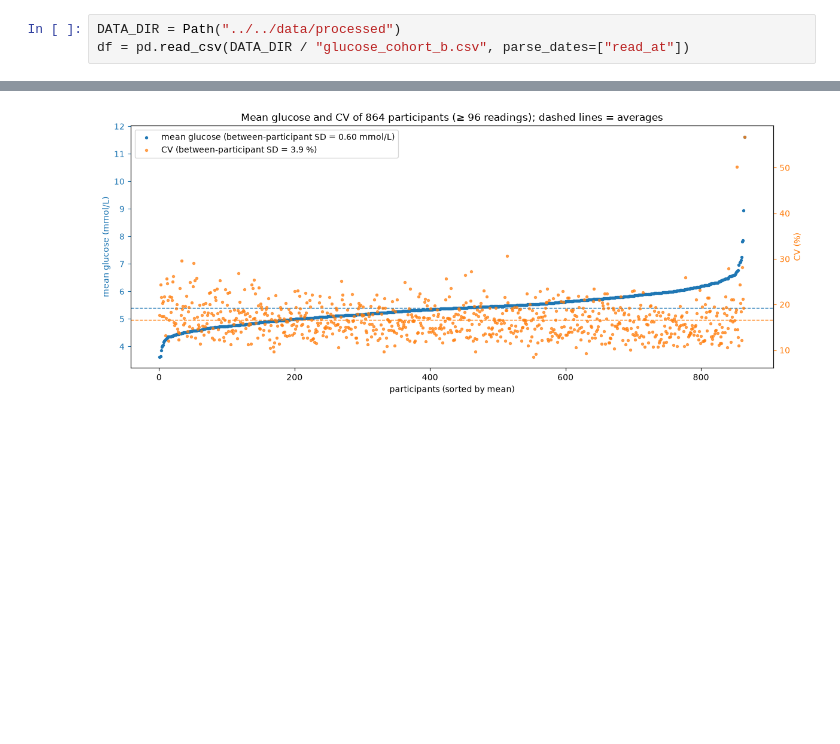
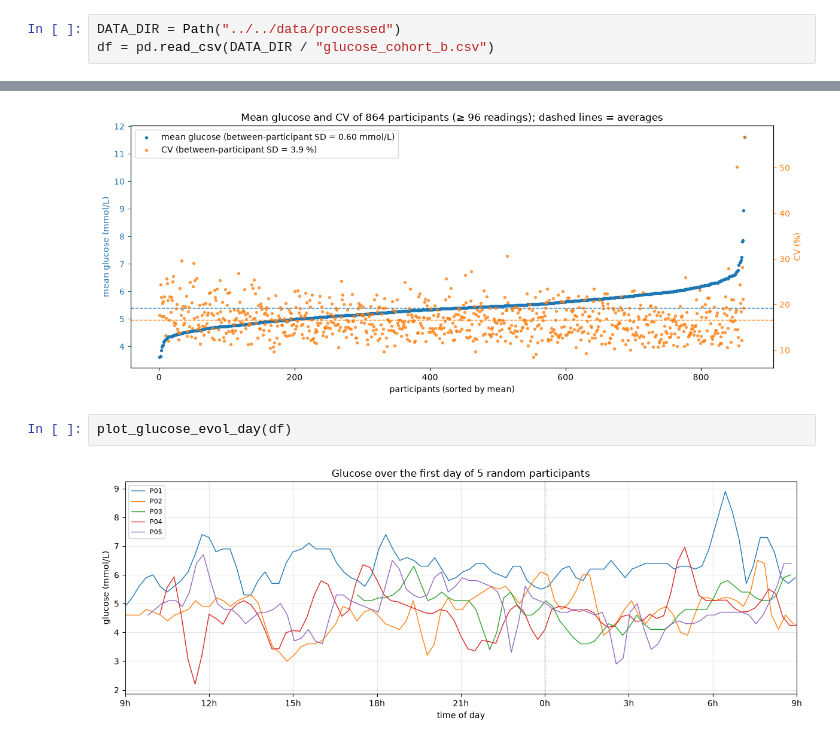
Before and after one commit to isaureimb/MLproject2, a Jupyter notebook: notebooks/eda_coverage.ipynb, the cells around one changed output, grey strips where cells are left out. Saved outputs shown, nothing was run; the diff lists cells and outputs as text; blank space fills up the shorter version.

Commit message:
prepare_cohort modif + visualisation

```diff
--- a/notebooks/eda_coverage.ipynb
+++ b/notebooks/eda_coverage.ipynb
@@ -19,7 +19,7 @@ Unmatched glucose IDs: 110 | Unmatched metadata IDs: 4
 Cohort B participants: 864 | Rows: 1149316
 # %%
 DATA_DIR = Path("../../data/processed")
-df = pd.read_csv(DATA_DIR / "glucose_cohort_b.csv", parse_dates=["read_at"])
+df = pd.read_csv(DATA_DIR / "glucose_cohort_b.csv")
 # %%
 stats = inter_individual_spread(df)
 print (stats)
@@ -56,3 +56,7 @@ participant_rank
 
 [864 rows x 5 columns]
 [figure]
+# %%
+plot_glucose_evol_day(df)
+# %% [output]
+[figure, added]
```
Also changed, not shown: parts of 3 cells of this notebook, 2 other files.
